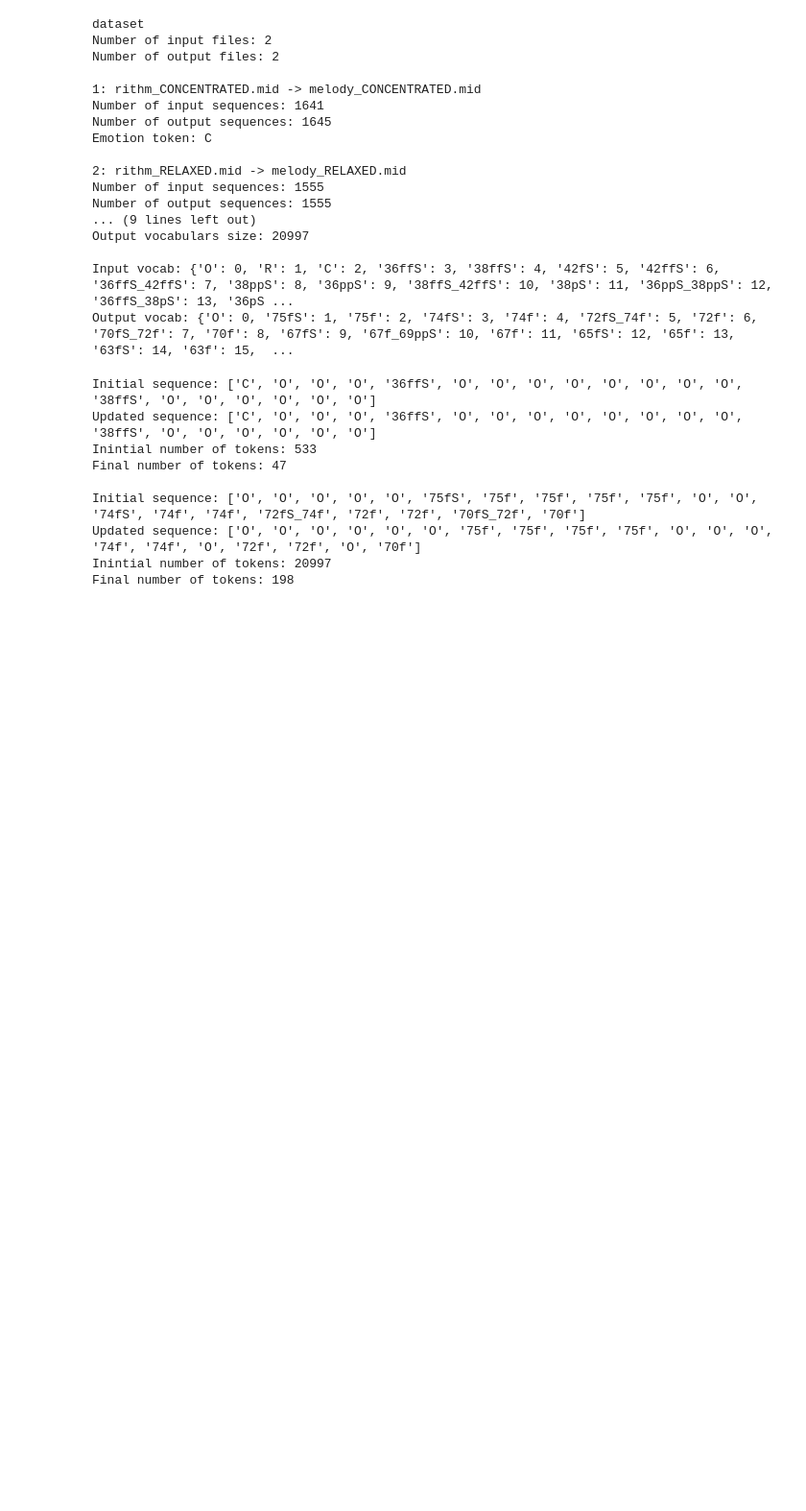
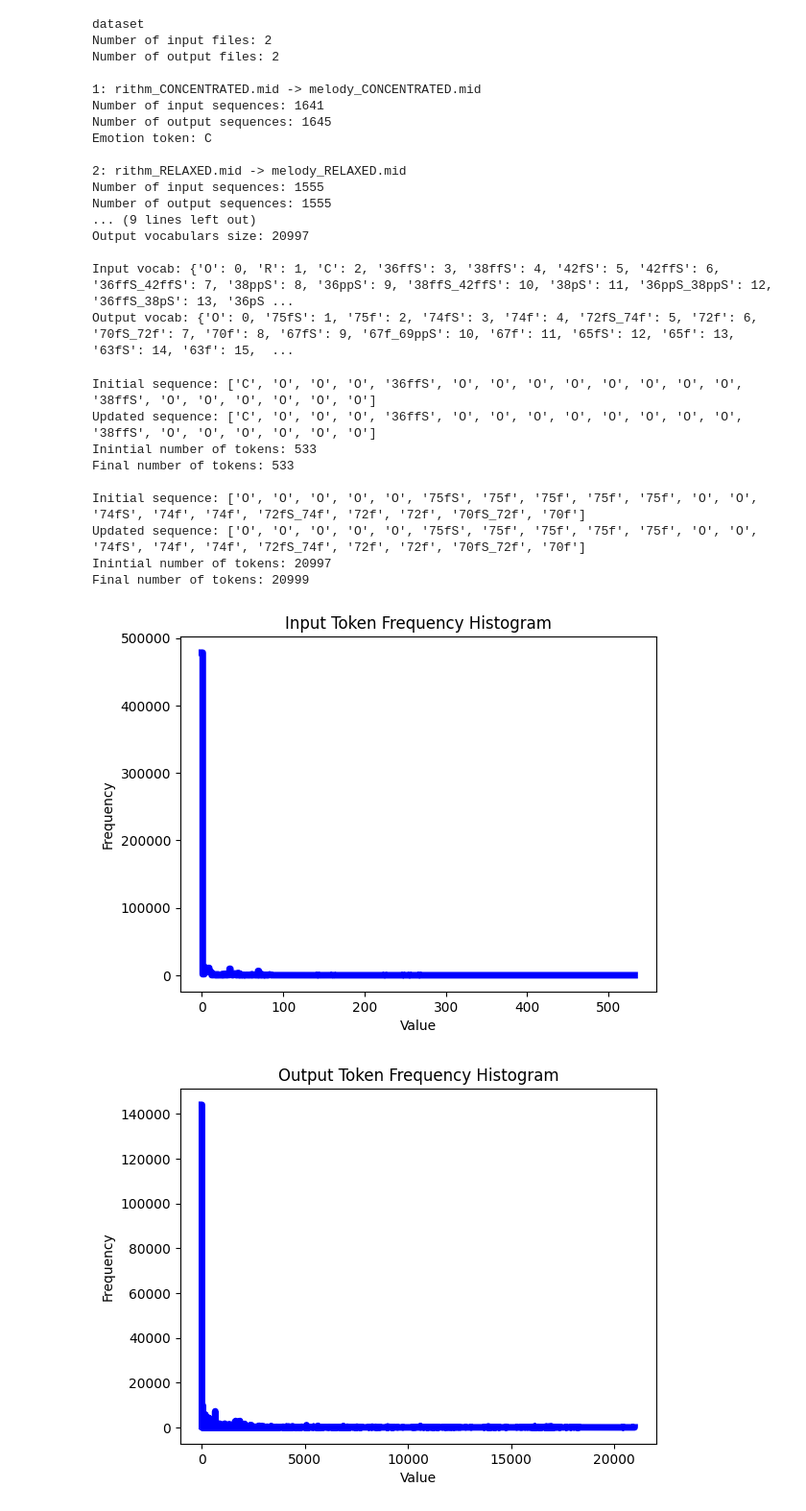
Before and after one commit to marc0bortolotti/Affective-AI-Music-Improviser, a Jupyter notebook: generative_model/training.ipynb, the cells around one changed output. Shown at 96% size. Drawn from its saved outputs; the diff is of its cells as text; code cells hidden in the pictures; blank space fills up the shorter version.

```diff
--- a/generative_model/training.ipynb
+++ b/generative_model/training.ipynb
@@ -134,7 +132,7 @@ OUTPUT_TOK = copy.deepcopy(output_tok_bkp)
 
 for tokenizer in [INPUT_TOK, OUTPUT_TOK]:
 
-    token_frequency_threshold = 0.05 / 100
+    token_frequency_threshold = 0.0001 / 100
     original_vocab = tokenizer.VOCAB
     tokenizer.VOCAB.compute_weights()
 
@@ -162,11 +160,14 @@ for tokenizer in [INPUT_TOK, OUTPUT_TOK]:
         for i, tok in enumerate(seq):
             if original_vocab.counter[tok] == 0 and original_vocab.idx2word[tok] not in BCI_TOKENS.values():
                 seq[i] = updated_vocab.word2idx[SILENCE_TOKEN]
+                updated_vocab.add_word(SILENCE_TOKEN)
             else:
                 word = original_vocab.idx2word[tok]
                 seq[i] = updated_vocab.word2idx[word]
+                updated_vocab.add_word(word)
 
     tokenizer.VOCAB = updated_vocab
+    tokenizer.VOCAB.compute_weights()
 
     # Verify that the sequences were updated
     seq = tokenizer.sequences[0][:20].copy()
@@ -180,12 +181,33 @@ for tokenizer in [INPUT_TOK, OUTPUT_TOK]:
 Initial sequence: ['C', 'O', 'O', 'O', '36ffS', 'O', 'O', 'O', 'O', 'O', 'O', 'O', 'O', '38ffS', 'O', 'O', 'O', 'O', 'O', 'O']
 Updated sequence: ['C', 'O', 'O', 'O', '36ffS', 'O', 'O', 'O', 'O', 'O', 'O', 'O', 'O', '38ffS', 'O', 'O', 'O', 'O', 'O', 'O']
 Inintial number of tokens: 533
-Final number of tokens: 47
+Final number of tokens: 533
 
 Initial sequence: ['O', 'O', 'O', 'O', 'O', '75fS', '75f', '75f', '75f', '75f', 'O', 'O', '74fS', '74f', '74f', '72fS_74f', '72f', '72f', '70fS_72f', '70f']
-Updated sequence: ['O', 'O', 'O', 'O', 'O', 'O', '75f', '75f', '75f', '75f', 'O', 'O', 'O', '74f', '74f', 'O', '72f', '72f', 'O', '70f']
+Updated sequence: ['O', 'O', 'O', 'O', 'O', '75fS', '75f', '75f', '75f', '75f', 'O', 'O', '74fS', '74f', '74f', '72fS_74f', '72f', '72f', '70fS_72f', '70f']
 Inintial number of tokens: 20997
-Final number of tokens: 198
+Final number of tokens: 20999
+# %%
+# Plot histogram using plt.step
+
+for tokenizer in [INPUT_TOK, OUTPUT_TOK]:
+
+    if tokenizer == INPUT_TOK:
+        title = 'Input'
+    else:
+        title = 'Output'
+
+    bin_edges = np.linspace(0, len(tokenizer.VOCAB.counter), len(tokenizer.VOCAB.counter)+1)
+    plt.step(bin_edges[:-1], np.array(tokenizer.VOCAB.counter), where='post', color='blue', linewidth=5)
+
+    # Labeling
+    plt.xlabel('Value')
+    plt.ylabel('Frequency')
+    plt.title(title + ' Token Frequency Histogram')
+    plt.show()
+# %% [output]
+[figure, added]
+[figure, added]
 # %%
 # create a dataset
 dataset = TensorDataset(torch.LongTensor(INPUT_TOK.sequences).to(device),
```
Also changed, not shown: parts of 7 cells of this notebook, 7 other files.
